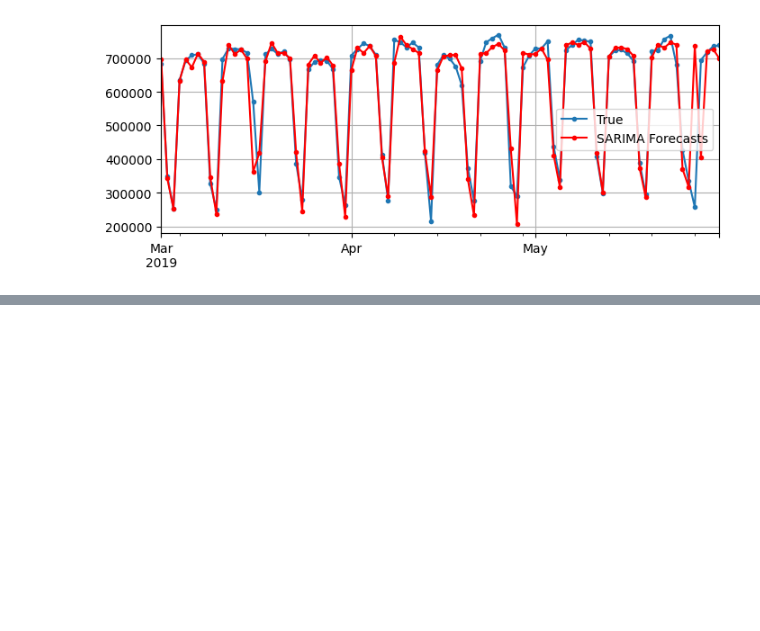
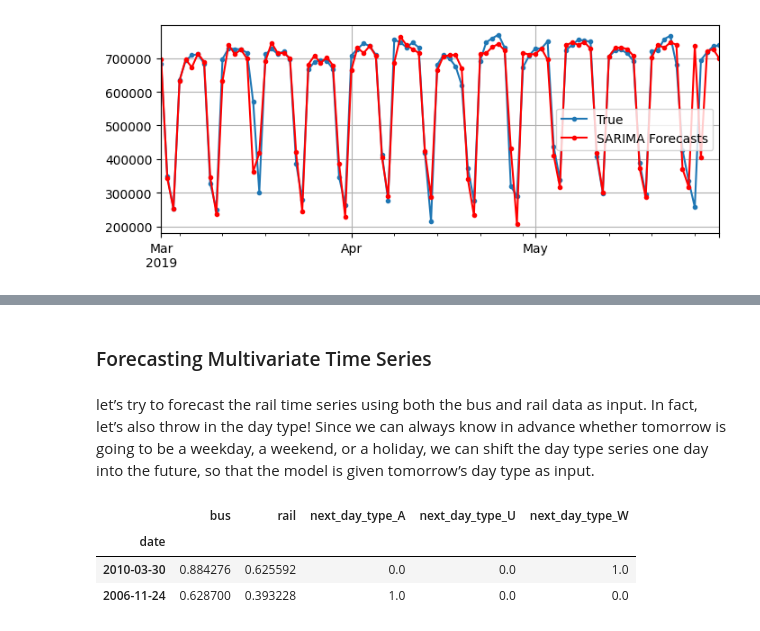
Before and after one commit to sayedgamal99/Data-Science, a Jupyter notebook: Educational/Hands-On-Machine-Learning/CH15 Processing Sequences Using RNNs and CNNs/notebook.ipynb, the cells around one changed output, grey strips where cells are left out. Drawn from its saved outputs; the diff is of its cells as text; code cells hidden in the pictures; blank space fills up the shorter version.

Commit message:
prepared data for the model, explored several models(linear, simplernn, deeprnn)

```diff
--- a/Educational/Hands-On-Machine-Learning/CH15 Processing Sequences Using RNNs and CNNs/notebook.ipynb
+++ b/Educational/Hands-On-Machine-Learning/CH15 Processing Sequences Using RNNs and CNNs/notebook.ipynb
@@ -173,0 +426,18 @@ plt.show()
+# %% [markdown]
+### Forecasting Multivariate Time Series
+# %% [markdown]
+ let’s try to forecast the rail time series using both the bus and rail data as input. In
+ fact, let’s also throw in the day type! Since we can always know in advance whether
+ tomorrow is going to be a weekday, a weekend, or a holiday, we can shift the day type
+ series one day into the future, so that the model is given tomorrow’s day type as input.
+# %%
+df_mulvar = df[['bus','rail']]/1e6
+df_mulvar['next_day_type'] = df['day'].shift(-1)
+df_mulvar = pd.get_dummies(df_mulvar,dtype=float)
+# %%
+df_mulvar.sample(2)
+# %% [output]
+|  | bus | rail | next_day_type_A | next_day_type_U | next_day_type_W |
+| date |  |  |  |  |  |
+| 2010-03-30 | 0.884276 | 0.625592 | 0.0 | 0.0 | 1.0 |
+| 2006-11-24 | 0.628700 | 0.393228 | 1.0 | 0.0 | 0.0 |
```
Also changed, not shown: parts of 42 cells of this notebook.
